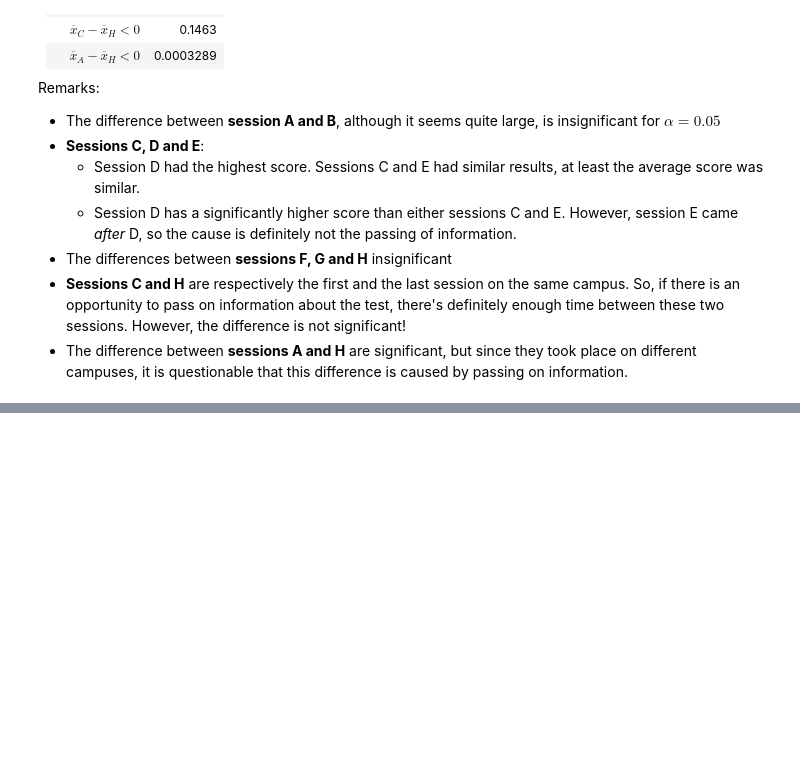
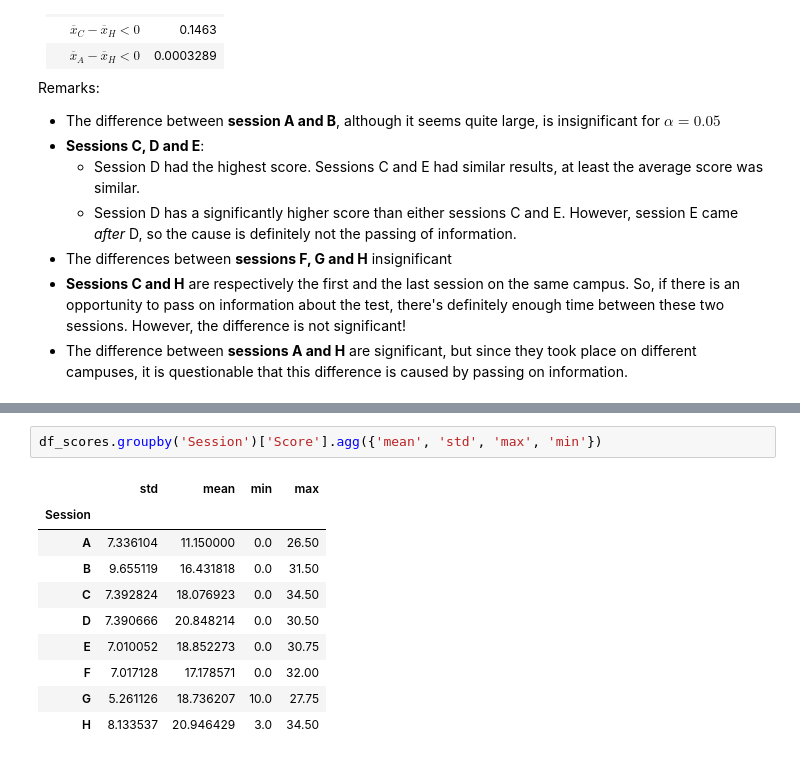
Before and after one commit to TijlS/dsai-labs, a Jupyter notebook: 5-bivariate-qual-quant/lab-5.04-test-results.ipynb, the cells around one changed output, grey strips where cells are left out. Saved outputs shown, nothing was run; the diff lists cells and outputs as text; blank space fills up the shorter version.

```diff
--- a/5-bivariate-qual-quant/lab-5.04-test-results.ipynb
+++ b/5-bivariate-qual-quant/lab-5.04-test-results.ipynb
@@ -75,0 +88,13 @@ Remarks:
+# %%
+df_scores.groupby('Session')['Score'].agg({'mean', 'std', 'max', 'min'})
+# %% [output]
+|  | std | mean | min | max |
+| Session |  |  |  |  |
+| A | 7.336104 | 11.150000 | 0.0 | 26.50 |
+| B | 9.655119 | 16.431818 | 0.0 | 31.50 |
+| C | 7.392824 | 18.076923 | 0.0 | 34.50 |
+| D | 7.390666 | 20.848214 | 0.0 | 30.50 |
+| E | 7.010052 | 18.852273 | 0.0 | 30.75 |
+| F | 7.017128 | 17.178571 | 0.0 | 32.00 |
+| G | 5.261126 | 18.736207 | 10.0 | 27.75 |
+| H | 8.133537 | 20.946429 | 3.0 | 34.50 |
```
Also changed, not shown: parts of 13 cells of this notebook, 5 other files.
